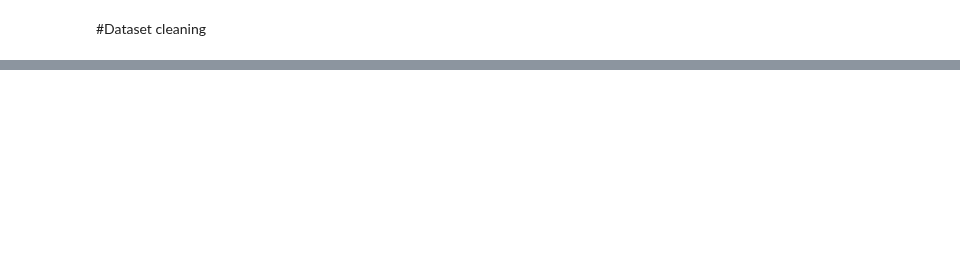
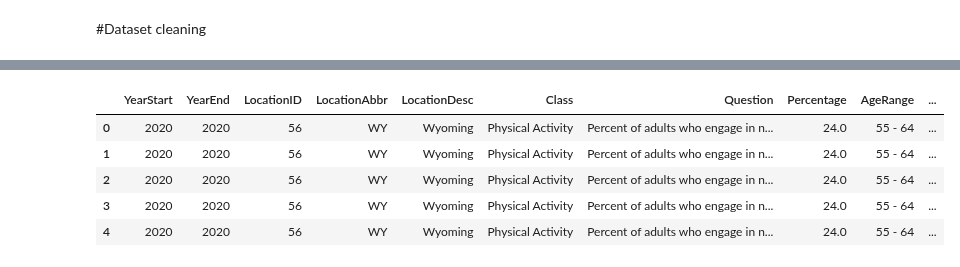
Before and after one commit to paolavdw/Project-1, a Jupyter notebook: Physical_Activity_and_Obesity_Across_US.ipynb, the cells around one changed output, grey strips where cells are left out. Saved outputs shown, nothing was run; the diff lists cells and outputs as text; code cells hidden in the pictures; blank space fills up the shorter version.

```diff
--- a/Physical_Activity_and_Obesity_Across_US.ipynb
+++ b/Physical_Activity_and_Obesity_Across_US.ipynb
@@ -94,0 +33,6 @@ reduced_data_df.head()
+# %%
+# delete the unwanted columns or create a new dataframe with only the needed columns
+
+reduced_df = data_df[['YearStart_x','YearEnd_x','LocationAbbr_x','LocationDesc_x','Class_x','Question_x','Data_Value_x','Age(years)','LocationID','Income_y']]
+
+reduced_df.head()
@@ -94,0 +61,4 @@ reduced_data_df.head()
+# %%
+# Remove remaining rows with missing data
+reduced_df = reduced_df.dropna(how='any')
+reduced_df.head()
@@ -94,0 +72,18 @@ reduced_data_df.head()
+# %%
+#Rename columns
+reduced_df = reduced_df.rename(columns={'YearStart_x':'YearStart','YearEnd_x':'YearEnd',
+                                        'LocationAbbr_x':'LocationAbbr','LocationDesc_x':'LocationDesc',
+                                        'Class_x':'Class','Question_x':'Question','Data_Value_x':'Percentage',
+                                        'Age(years)':'AgeRange','Income_y':'Income'})
+
+#Rearrange columns
+reduced_df = reduced_df[['YearStart','YearEnd','LocationID','LocationAbbr','LocationDesc','Class','Question','Percentage',
+                         'AgeRange','Income']]
+reduced_df.head()
+# %% [output]
+|  | YearStart | YearEnd | LocationID | LocationAbbr | LocationDesc | Class | Question | Percentage | AgeRange | ... |
+| 0 | 2020 | 2020 | 56 | WY | Wyoming | Physical Activity | Percent of adults who engage in n... | 24.0 | 55 - 64 | ... |
+| 1 | 2020 | 2020 | 56 | WY | Wyoming | Physical Activity | Percent of adults who engage in n... | 24.0 | 55 - 64 | ... |
+| 2 | 2020 | 2020 | 56 | WY | Wyoming | Physical Activity | Percent of adults who engage in n... | 24.0 | 55 - 64 | ... |
+| 3 | 2020 | 2020 | 56 | WY | Wyoming | Physical Activity | Percent of adults who engage in n... | 24.0 | 55 - 64 | ... |
+| 4 | 2020 | 2020 | 56 | WY | Wyoming | Physical Activity | Percent of adults who engage in n... | 24.0 | 55 - 64 | ... |
```
Also changed, not shown: parts of 21 cells of this notebook, 4 other files.
